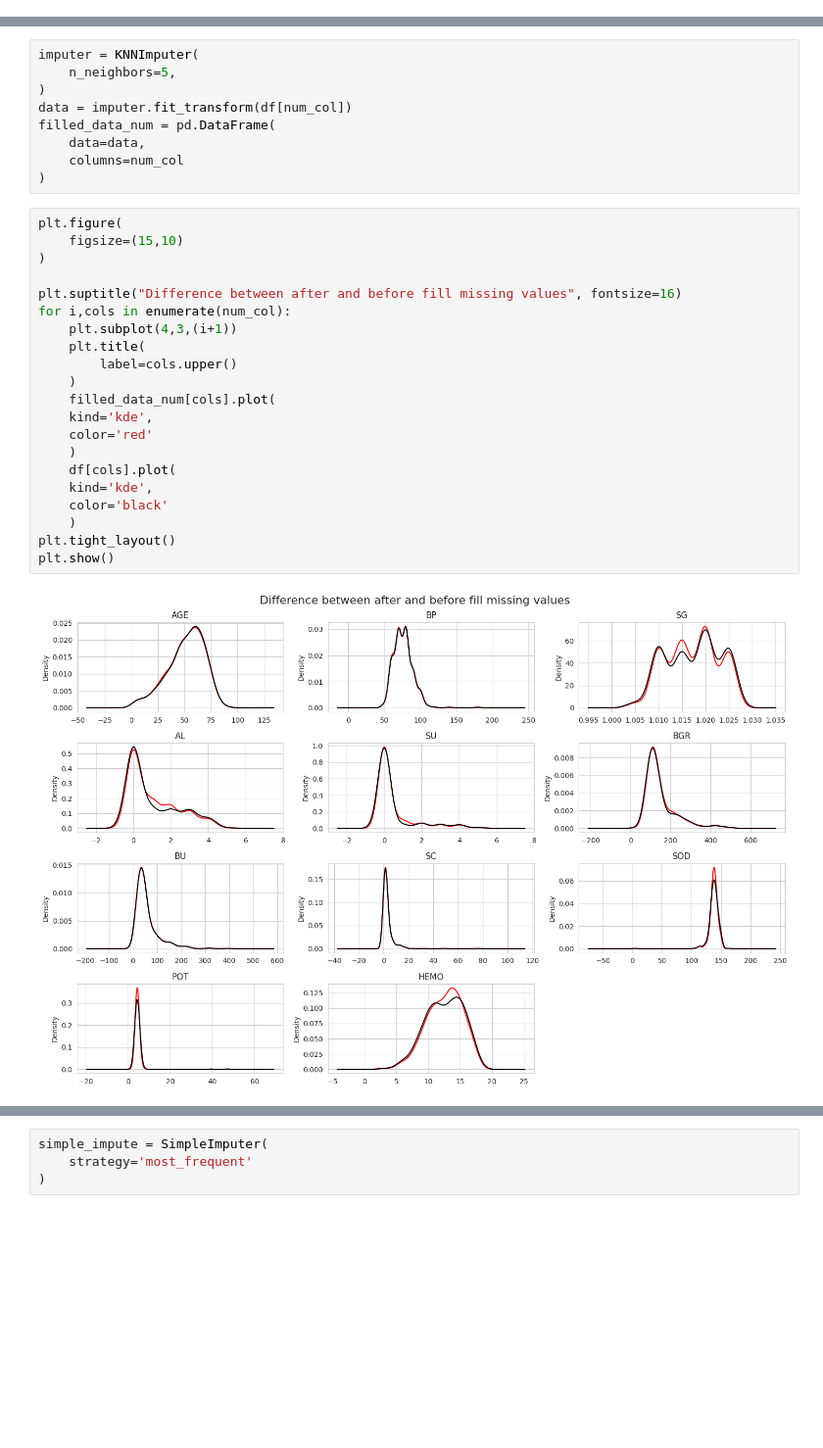
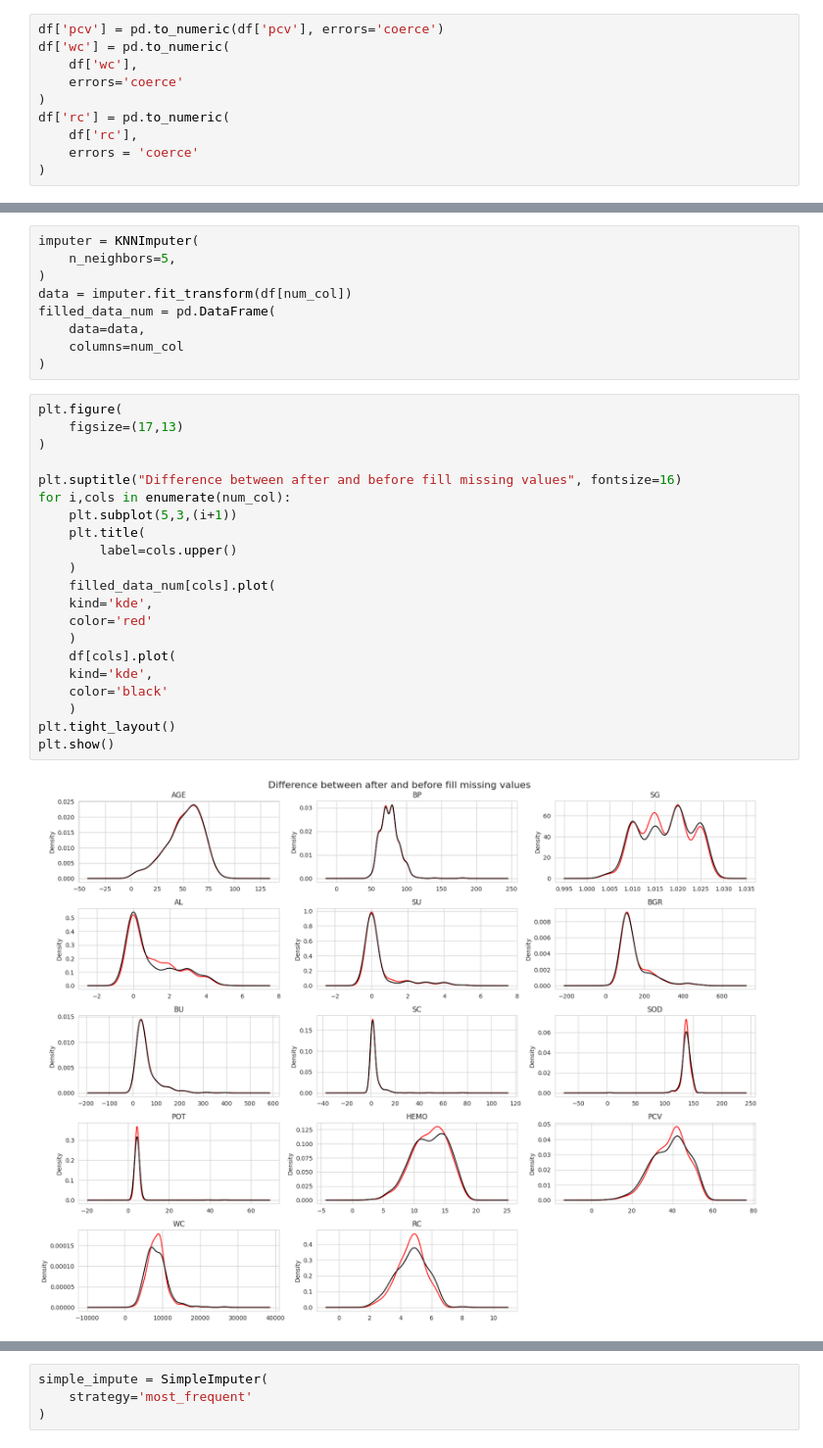
Before and after one commit to junaidulhassan/My-All-Kaggle-Jupyter-Notebooks, a Jupyter notebook: Chronic-Kidney-Disease-Detection/notebook.ipynb, the cells around one changed output, grey strips where cells are left out. Shown: that part at 98% size. Drawn from its saved outputs; the diff is of its cells as text; blank space fills up the shorter version.

```diff
--- a/Chronic-Kidney-Disease-Detection/notebook.ipynb
+++ b/Chronic-Kidney-Disease-Detection/notebook.ipynb
@@ -38,6 +38,16 @@ df.drop(
     axis=1,
     inplace=True
 )
+# %%
+df['pcv'] = pd.to_numeric(df['pcv'], errors='coerce')
+df['wc'] = pd.to_numeric(
+    df['wc'],
+    errors='coerce'
+)
+df['rc'] = pd.to_numeric(
+    df['rc'],
+    errors = 'coerce'
+)
 # %%
 df.info()
 # %% [output]
@@ -147,27 +170,27 @@ filled_data_num = pd.DataFrame(
 )
 # %%
 plt.figure(
-    figsize=(15,10)
+    figsize=(17,13)
 )
 
 plt.suptitle("Difference between after and before fill missing values", fontsize=16)
 for i,cols in enumerate(num_col):
-    plt.subplot(4,3,(i+1))
+    plt.subplot(5,3,(i+1))
     plt.title(
         label=cols.upper()
     )
     filled_data_num[cols].plot(
     kind='kde',
     color='red'
     )
     df[cols].plot(
     kind='kde',
     color='black'
     )
 plt.tight_layout()
 plt.show()
 # %% [output]
-[figure, old version]
+[figure, new version]
 # %%
 # now get column non-numericals cols
 non_num_cols = df.dtypes[df.dtypes==object].index.tolist()
```
Also changed, not shown: parts of 9 cells of this notebook.
